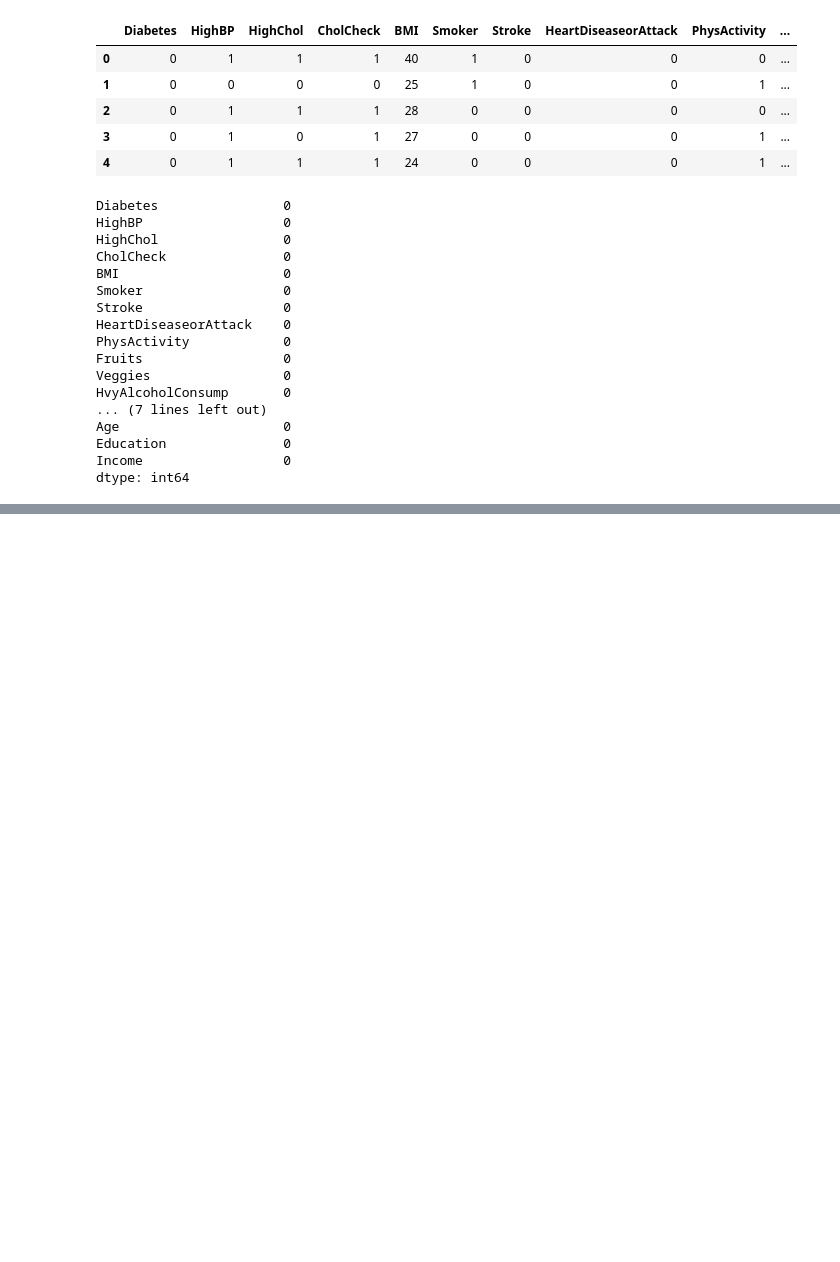
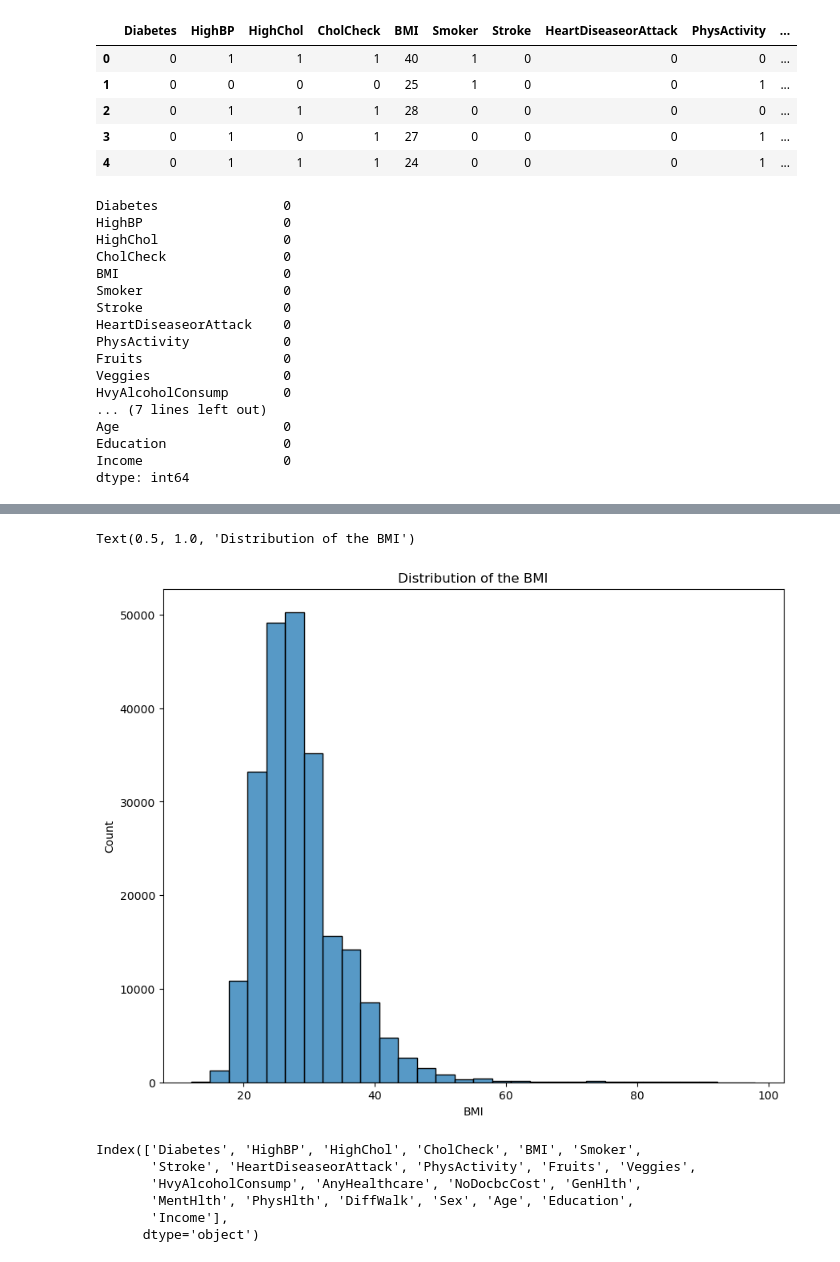
Before and after one commit to StephenMulingwa/Exploring-Predictive-Models-for-Diabetes-Diagnosis, a Jupyter notebook: Phase 3 Project.ipynb, the cells around one changed output, grey strips where cells are left out. Cells and saved outputs as stored; diff of their text form; code cells hidden in the pictures; blank space fills up the shorter version.

Commit message:
Performed Explanatory data analysis

```diff
--- a/Phase 3 Project.ipynb
+++ b/Phase 3 Project.ipynb
@@ -129,0 +213,17 @@ dtype: int64
+# %%
+plt.figure(figsize=(10,8))
+sns.histplot(data=df,x='BMI',bins=30)
+plt.xlabel('BMI')
+plt.title('Distribution of the BMI')
+# %% [output]
+Text(0.5, 1.0, 'Distribution of the BMI')
+[figure, added]
+# %%
+df.columns
+# %% [output]
+Index(['Diabetes', 'HighBP', 'HighChol', 'CholCheck', 'BMI', 'Smoker',
+       'Stroke', 'HeartDiseaseorAttack', 'PhysActivity', 'Fruits', 'Veggies',
+       'HvyAlcoholConsump', 'AnyHealthcare', 'NoDocbcCost', 'GenHlth',
+       'MentHlth', 'PhysHlth', 'DiffWalk', 'Sex', 'Age', 'Education',
+       'Income'],
+      dtype='object')
```
Also changed, not shown: parts of 26 cells of this notebook.
